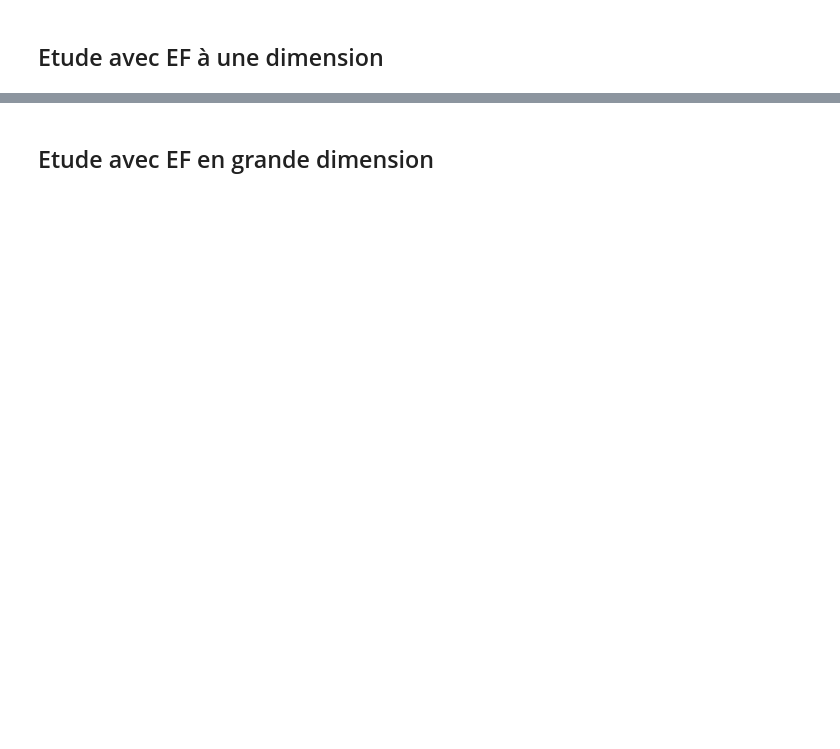
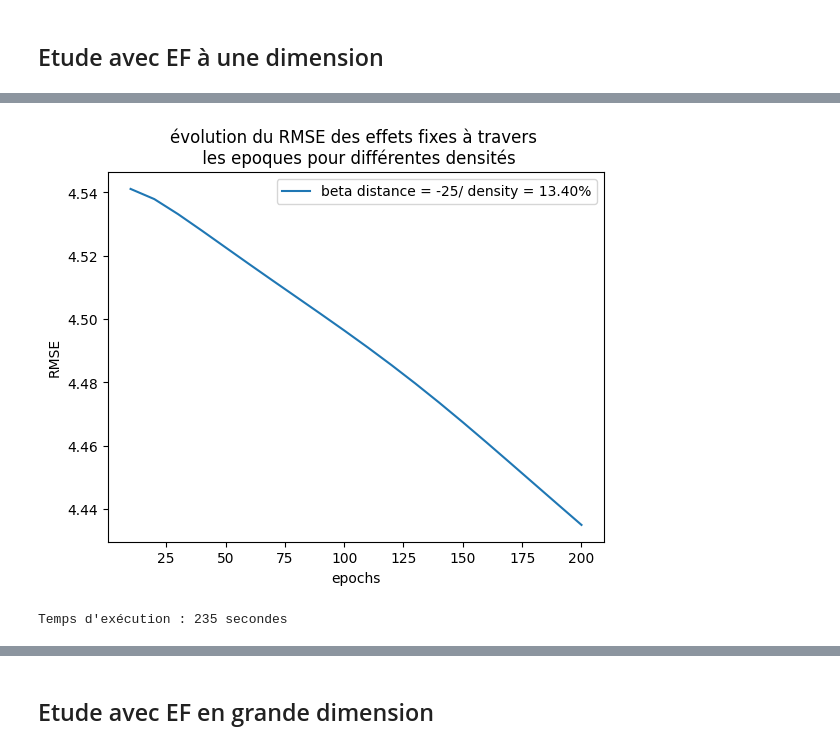
Before and after one commit to lecueguillaume/G4H_AKM_RS_NRS, a Jupyter notebook: Clustering_NRS.ipynb, the cells around one changed output, grey strips where cells are left out. Drawn from its saved outputs; the diff is of its cells as text; code cells hidden in the pictures; blank space fills up the shorter version.

```diff
--- a/Clustering_NRS.ipynb
+++ b/Clustering_NRS.ipynb
@@ -91,0 +160,6 @@ importlib.reload(animation)b
+# %%
+# Temps d'exécution :
+density_ami_rmse_simulation.plot_rmse_epochs(n = 20, sim_beta_distance_array = [-25], save=True, algorithm = "NRS")
+# %% [output]
+[figure, added]
+Temps d'exécution : 235 secondes
```
Also changed, not shown: parts of 10 cells of this notebook, 2 other files.
